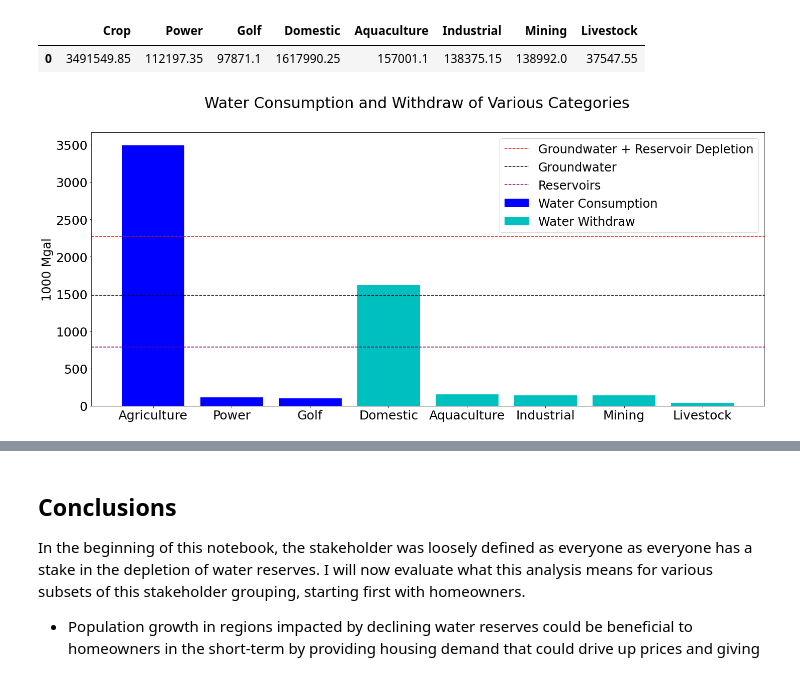
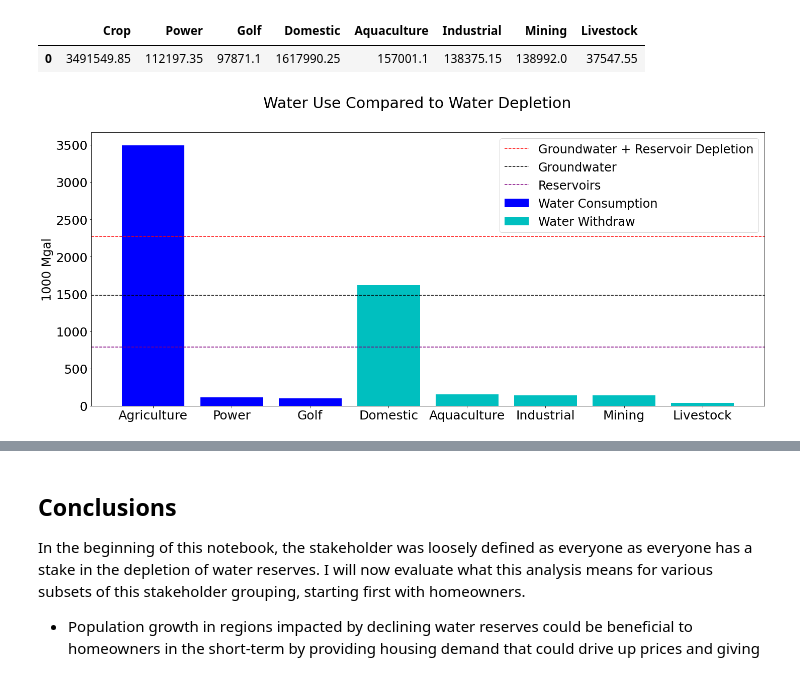
Before and after one commit to lychrst/The_Golf_Courses_of_Wrath, a Jupyter notebook: The_Golf_Courses_of_Wrath.ipynb, the cells around one changed output, grey strips where cells are left out. Cells and saved outputs as stored; diff of their text form; code cells hidden in the pictures.

```diff
--- a/The_Golf_Courses_of_Wrath.ipynb
+++ b/The_Golf_Courses_of_Wrath.ipynb
@@ -2313,34 +2346,34 @@ Col_basin_tot
 # %%
 # This is a graphical representation of water use for the Colorado River Basin.
 # Dark blue is known consumption.  Cyan blue is withdraw, some of which is
 # also consumption. The reservoir depletion is the lowest line in purple.
 # Groundwater is shown as a black line and groundwater plus reservoir
 # depletion is shown in red. Cutting water to golf courses alone isn't
 # going to solve the problem. The biggest consumer, by far, is agriculture.
 # The next is domestic so both categories should be a part of any
 # discussion to reduce water use.
 
 
 plt.figure(figsize=[24,10])
 plt.rcParams.update({'font.size': 25})
-plt.suptitle("Water Consumption and Withdraw of Various Categories", size=30)
+plt.suptitle("Water Use Compared to Water Depletion", size=30)
 x = ['Agriculture', 'Power', 'Golf']
 x2 =['Domestic', 'Aquaculture', 'Industrial', 'Mining', 'Livestock']
 h = [3491.6, 112.2, 97.9]
 c = ['b', 'b', 'b']
 c2 =['c', 'c', 'c', 'c', 'c']
 h2 = [1618, 157, 138.4, 139.0, 37.5]
 plt.bar(x, height = h, color = c)
 plt.bar(x2, height = h2, color = c2)
 plt.ylabel('1000 Mgal', fontsize=24)
 plt.axhline(y= 2270.20, color='red', linestyle='--')
 plt.axhline(y= 1479.4, color='black', linestyle='--')
 plt.axhline(y= 790.83, color='purple', linestyle='--')
 plt.legend(['Groundwater + Reservoir Depletion', 'Groundwater', 'Reservoirs',\
-'Water Consumption', 'Water Withdraw'], prop={'size': 24})
-plt.show()
+'Water Consumption', 'Water Withdraw'], prop={'size': 24});
+plt.savefig('./images/Water_Use_Compared_to_Water_Depletion.png')
 # %% [output]
-[figure, old version]
+[figure, new version]
 # %% [markdown]
 <img src= "./hydro2/At_Los_Gigantes.jpg" align = "center" width= 500 style="margin:1.0" />
 # %% [markdown]
```
Also changed, not shown: parts of 50 cells of this notebook, 38 other files.
